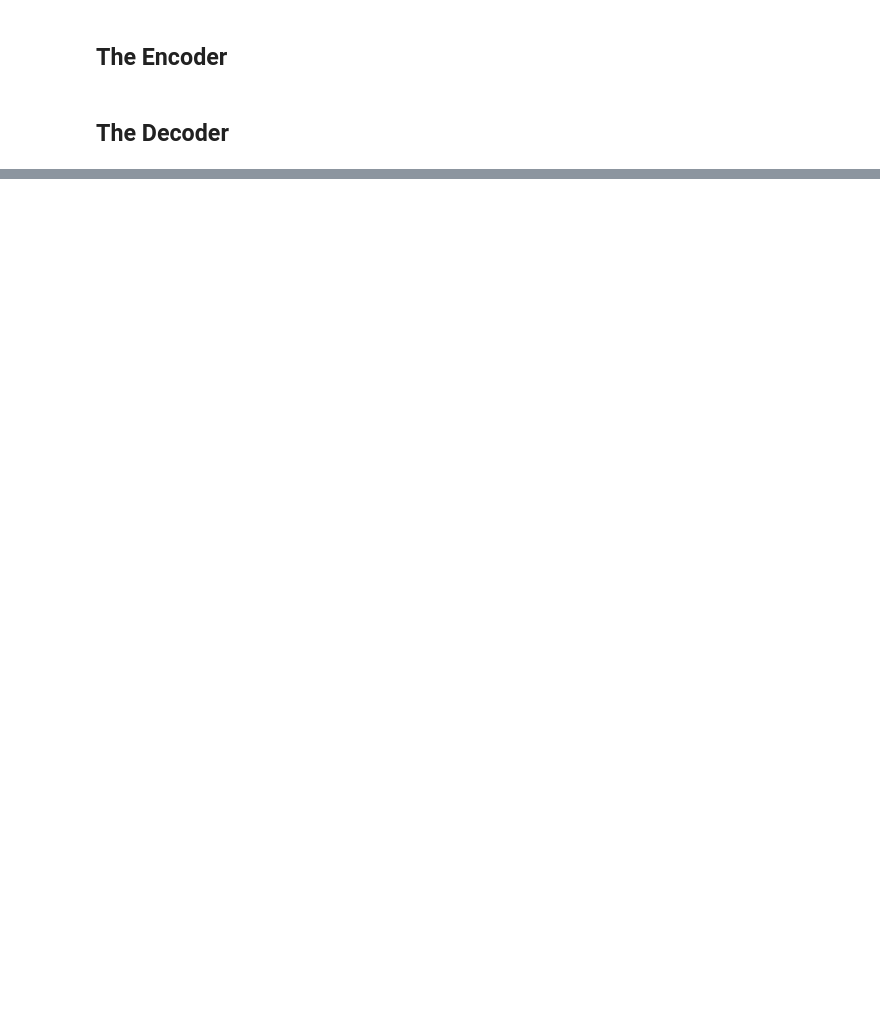
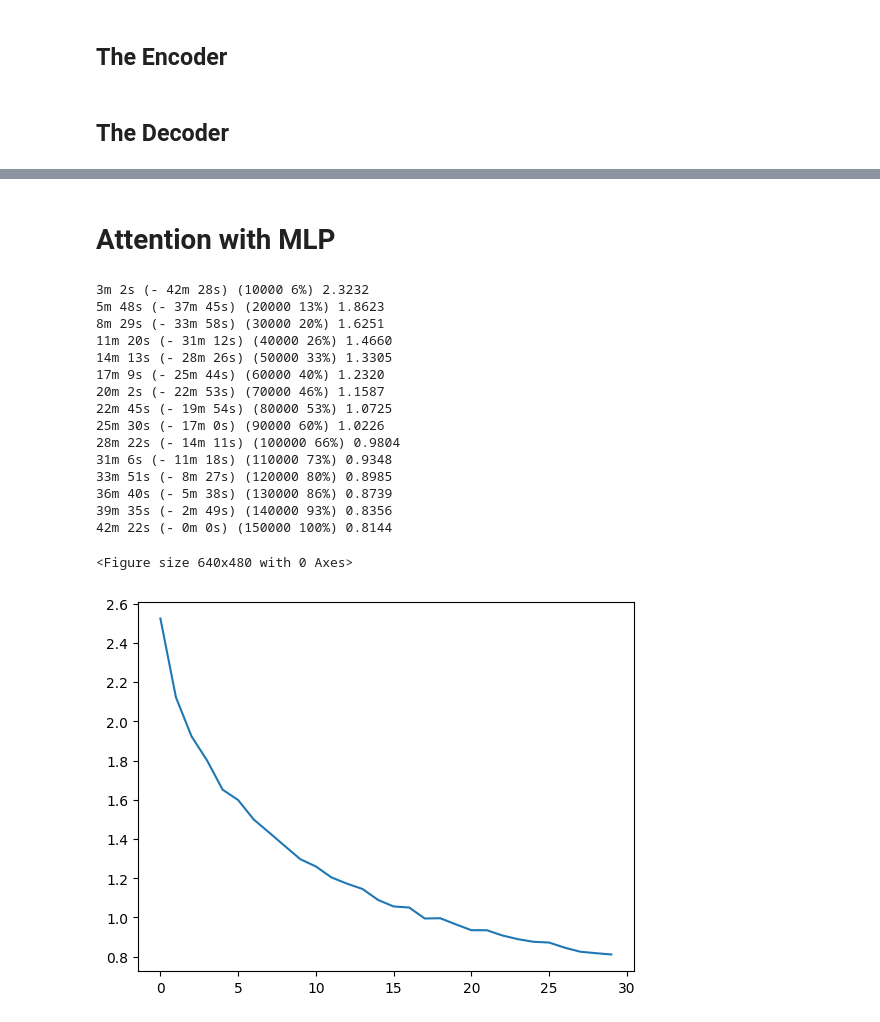
Before and after one commit to AlexBorealis/netology_dll_hw, a Jupyter notebook: kozlov_hw_7_dll.ipynb, the cells around one changed output, grey strips where cells are left out. Cells and saved outputs as stored; diff of their text form; code cells hidden in the pictures; blank space fills up the shorter version.

```diff
--- a/kozlov_hw_7_dll.ipynb
+++ b/kozlov_hw_7_dll.ipynb
@@ -237,24 +289,24 @@ teacher_forcing_ratio = 0.5
 
 
 def train(input_tensor, target_tensor, encoder, decoder, encoder_optimizer, decoder_optimizer, criterion, max_length=MAX_LENGTH):
-    encoder_hidden = encoder.initHidden()
+    batch_size = input_tensor.size(0)
+    encoder_hidden = encoder.initHidden(batch_size)
 
     encoder_optimizer.zero_grad()
     decoder_optimizer.zero_grad()
 
-    input_length = input_tensor.size(0)
-    target_length = target_tensor.size(0)
+    input_length = input_tensor.size(1)
+    target_length = target_tensor.size(1)
 
-    encoder_outputs = torch.zeros(max_length, encoder.hidden_size, device=device)
+    encoder_outputs = torch.zeros(batch_size, max_length, encoder.hidden_size, device=device)
 
     loss = 0
 
     for ei in range(input_length):
-        encoder_output, encoder_hidden = encoder(
-            input_tensor[ei], encoder_hidden)
-        encoder_outputs[ei] = encoder_output[0, 0]
+        encoder_output, encoder_hidden = encoder(input_tensor[:, ei, :], encoder_hidden)
+        encoder_outputs[:, ei, :] = encoder_output.squeeze(1)
 
-    decoder_input = torch.tensor([[SOS_token]], device=device)
+    decoder_input = torch.tensor([[SOS_token]] * batch_size, device=device).view(batch_size, 1)
 
     decoder_hidden = encoder_hidden
 
@@ -263,21 +315,19 @@ def train(input_tensor, target_tensor, encoder, decoder, encoder_optimizer, deco
     if use_teacher_forcing:
         # Teacher forcing: Feed the target as the next input
         for di in range(target_length):
-            decoder_output, decoder_hidden, decoder_attention = decoder(
-                decoder_input, decoder_hidden, encoder_outputs)
-            loss += criterion(decoder_output, target_tensor[di])
-            decoder_input = target_tensor[di]  # Teacher forcing
+            decoder_output, decoder_hidden, decoder_attention = decoder(decoder_input, decoder_hidden, encoder_outputs)
+            loss += criterion(decoder_output, target_tensor[:, di, :].squeeze(1))
+            decoder_input = target_tensor[:, di, :]  # Teacher forcing
 
     else:
         # Without teacher forcing: use its own predictions as the next input
         for di in range(target_length):
-            decoder_output, decoder_hidden, decoder_attention = decoder(
-                decoder_input, decoder_hidden, encoder_outputs)
-            topv, topi = decoder_output.topk(1)
-            decoder_input = topi.squeeze().detach()  # detach from history as input
+            decoder_output, decoder_hidden, decoder_attention = decoder(decoder_input, decoder_hidden, encoder_outputs)
+            _, topi = decoder_output.topk(1)
+            decoder_input = topi.detach() # detach from history as input
 
-            loss += criterion(decoder_output, target_tensor[di])
-            if decoder_input.item() == EOS_token:
+            loss += criterion(decoder_output, target_tensor[:, di, :].squeeze(1))
+            if (decoder_input == EOS_token).all():
                 break
 
     loss.backward()
@@ -496,0 +557,27 @@ output = he s a lovely young girl . <EOS>
+# %% [markdown]
+# **Attention with MLP**
+# %%
+hidden_size = 256
+
+encoder_mlp = EncoderRNN(input_lang.n_words, hidden_size, num_layers=1, model_type="GRU").to(device)
+decoder_mlp = AttnDecoderRNN(hidden_size, output_lang.n_words, dropout_p=0.1, num_layers=1, model_type="GRU", attn_type="mlp").to(device)
+
+trainIters(encoder_mlp, decoder_mlp, 150000, name="mlp_attn_GRU_1_layer.png", batch_size=1, print_every=10000, plot_every=5000)
+# %% [output]
+3m 2s (- 42m 28s) (10000 6%) 2.3232
+5m 48s (- 37m 45s) (20000 13%) 1.8623
+8m 29s (- 33m 58s) (30000 20%) 1.6251
+11m 20s (- 31m 12s) (40000 26%) 1.4660
+14m 13s (- 28m 26s) (50000 33%) 1.3305
+17m 9s (- 25m 44s) (60000 40%) 1.2320
+20m 2s (- 22m 53s) (70000 46%) 1.1587
+22m 45s (- 19m 54s) (80000 53%) 1.0725
+25m 30s (- 17m 0s) (90000 60%) 1.0226
+28m 22s (- 14m 11s) (100000 66%) 0.9804
+31m 6s (- 11m 18s) (110000 73%) 0.9348
+33m 51s (- 8m 27s) (120000 80%) 0.8985
+36m 40s (- 5m 38s) (130000 86%) 0.8739
+39m 35s (- 2m 49s) (140000 93%) 0.8356
+42m 22s (- 0m 0s) (150000 100%) 0.8144
+<Figure size 640x480 with 0 Axes>
+[figure, added]
```
Also changed, not shown: parts of 29 cells of this notebook.
